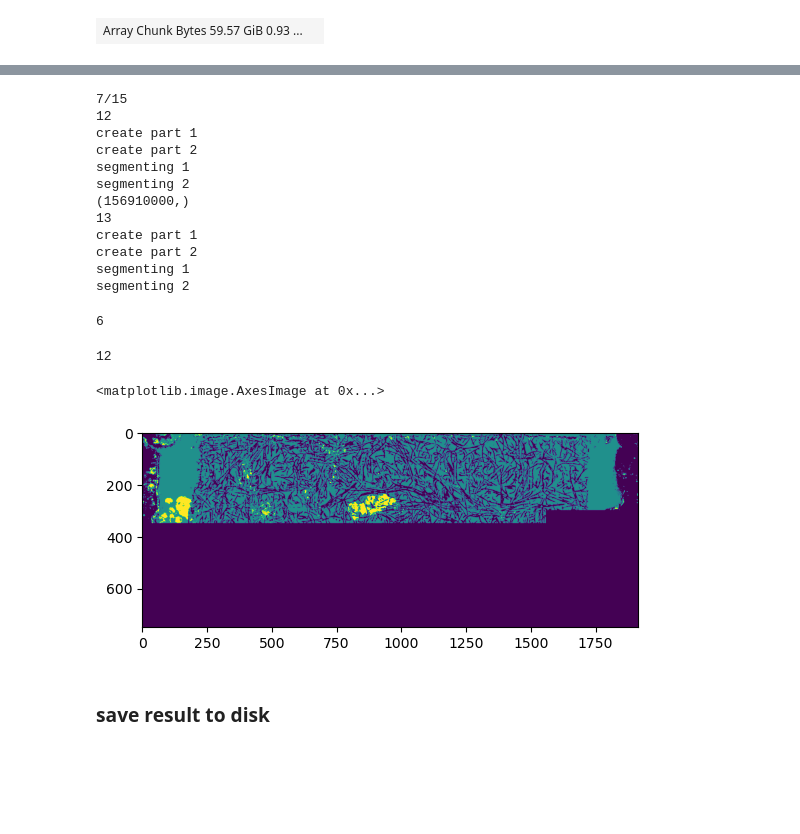
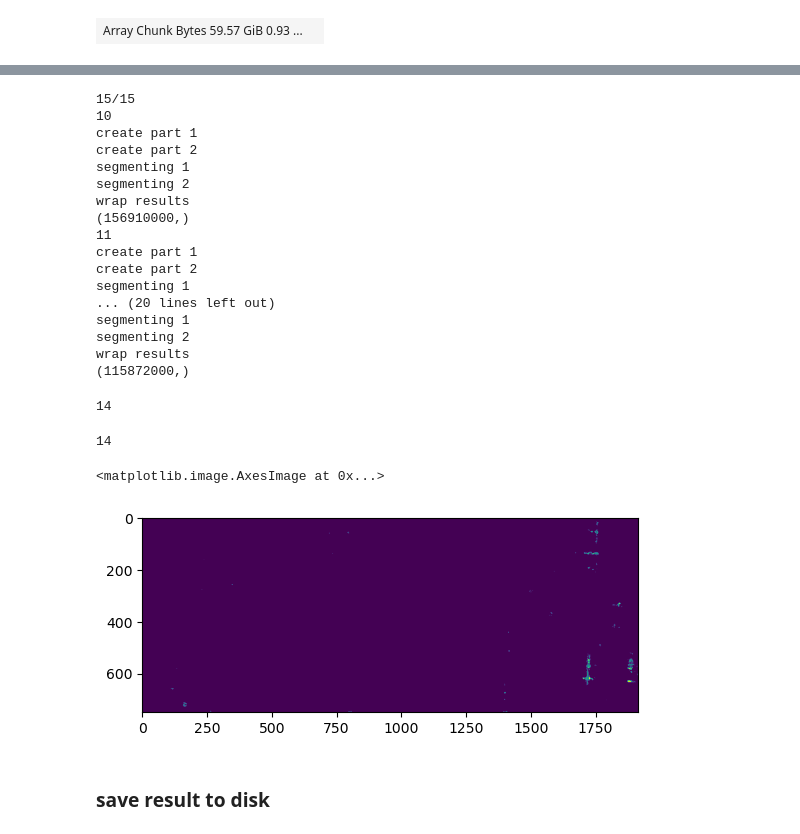
Before and after one commit to Pescatore23/co2ely-tomcat, a Jupyter notebook: data_analysis/05a_ML_water_segmentation_.ipynb, the cells around one changed output, grey strips where cells are left out. Saved outputs shown, nothing was run; the diff lists cells and outputs as text; code cells hidden in the pictures; blank space fills up the shorter version.

```diff
--- a/data_analysis/05a_ML_water_segmentation_.ipynb
+++ b/data_analysis/05a_ML_water_segmentation_.ipynb
@@ -742,8 +741,11 @@ def trim_memory() -> int:
 # %%
 limit = 15
 # TODO: Workaround: write intermediates to disk and restart dask client/scheduler/workers to get rid of unmanaged memory
+# possible solution: do data handling on mpc2053 and calculations on mpc2959 -> leaves some RAM --> gc.collect() not necessary anymore
 # appearantly starts to become critical after 12 iteratons
-for i in range(6,limit):
+
+# TODO write i and j to file to track progress even when closing jupyter
+for i in range(14,limit):
     print(str(i+1)+'/'+str(limit))
     # plt.figure()
     # plt.imshow(segs[:,100,:, 50])
@@ -751,54 +753,43 @@ for i in range(6,limit):
     # client.run(gc.collect)
     # client.run(trim_memory)
     start = 0
-    if i == 6:
-        start = 12
+    if i == 14:
+        start = 10
     for j in range(start,limit):
         gc.collect()
         client.run(gc.collect)
         client.run(trim_memory)
         print(j)
+        #with joblib.parallel_backend('dask'):
         part = feat[i*dim1:(i+1)*dim1,:,j*dim2:(j+1)*dim2,:,:] #.persist() #compute() may blow up the memory ?! https://stackoverflow.com/questions/73770527/dask-compute-uses-twice-the-expected-memory
 
         part = part.compute()
-        # part = client.compute(part).result()
-
         # try to release old unmanaged memory
         client.run(gc.collect)
         client.run(trim_memory)
-        gc.collect()
 
         shp = part.shape
         num_feat = part.shape[-1]
         part = part.reshape(-1,num_feat)
 
-
         psplit = int(part.shape[0]/2)
 
-        #TODO: this is a  major increase of memory usage, maybe avoid by writing part to disk and re-load the halves
         print('create part 1')
         part1 = part[:psplit,:]
         print('create part 2')
         part2 = part[psplit:,:]
-        # pickle.dump(part1, open(os.path.join(tempfolder, 'part1.p'), 'wb'))
-        # pickle.dump(part2, open(os.path.join(tempfolder, 'part2.p'), 'wb'))
-        # del part1
-        # del part2
-        # del part
-        # gc.collect()
         print('segmenting 1')
-        #is it necessary to do the astype?
-        # part1 = pickle.load(open(os.path.join(tempfolder, 'part1.p'), 'rb'))
-        with joblib.parallel_backend('dask'):
-            seg1 = clf.predict(part1).astype(np.uint8)
+
+        # with joblib.parallel_backend('dask'):
+        seg1 = clf.predict(part1).astype(np.uint8)
         del part1
         print('segmenting 2')
-        # part2 = pickle.load(open(os.path.join(tempfolder, 'part2.p'), 'rb'))
-        with joblib.parallel_backend('dask'):
-            seg2 = clf.predict(part2).astype(np.uint8)
+        # with joblib.parallel_backend('dask'):
+        seg2 = clf.predict(part2).astype(np.uint8)
+        print('wrap results')
         del part2
         del part
-        gc.collect()
+        # gc.collect()
 
         seg = np.concatenate([seg1,seg2])
         print(seg.shape)
@@ -819,29 +810,34 @@ for i in range(6,limit):
 
         del seg
 # %% [output]
-7/15
-12
+15/15
+10
 create part 1
 create part 2
 segmenting 1
 segmenting 2
+wrap results
 (156910000,)
-13
+11
 create part 1
 create part 2
 segmenting 1
+... (20 lines left out)
+segmenting 1
 segmenting 2
+wrap results
+(115872000,)
 # %%
 i
 # %% [output]
-6
+14
 # %%
 j
 # %% [output]
-12
+14
 # %%
-plt.imshow(segs[:,270,:, 50])
+plt.imshow(segs[:,20*16,:, 40])
 # %% [output]
 <matplotlib.image.AxesImage at 0x...>
-[figure, old version]
+[figure, new version]
 # %%
```
Also changed, not shown: parts of 6 cells of this notebook.
